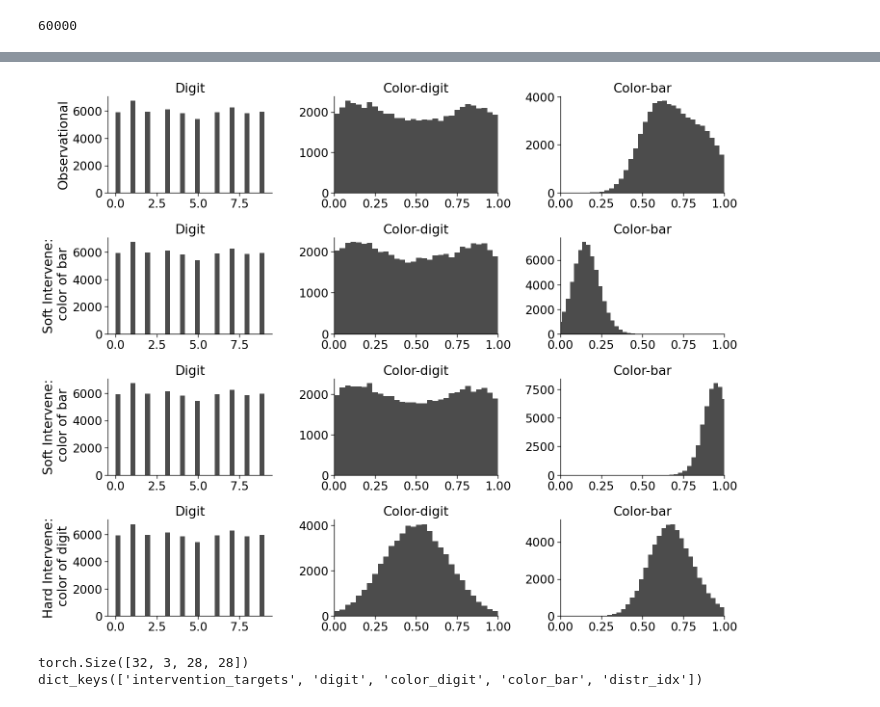
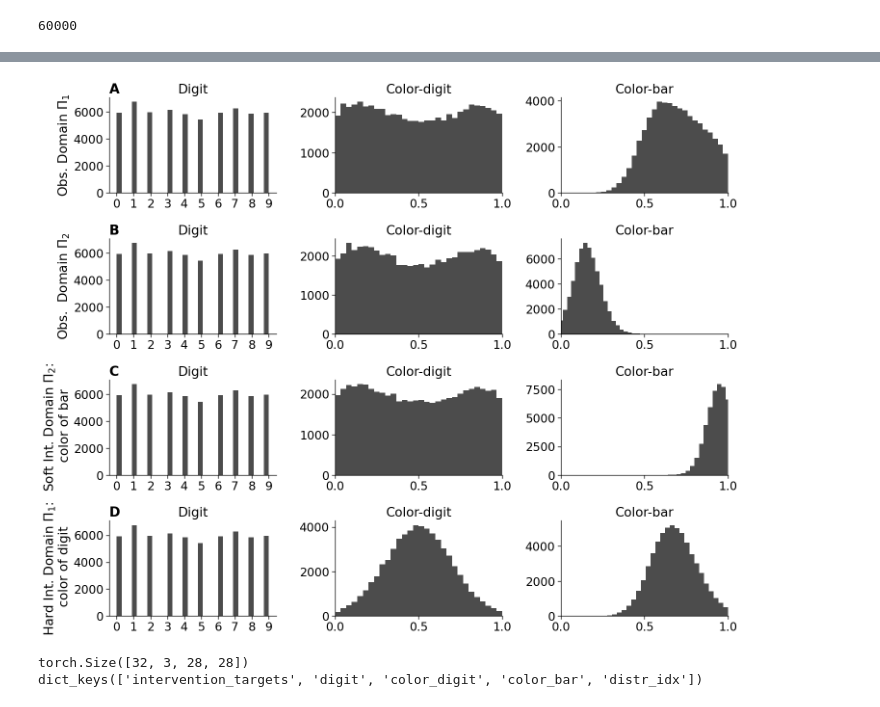
Before and after one commit to tree1111/CDRL, a Jupyter notebook: notebooks/dataset generate v2.ipynb, the cells around one changed output, grey strips where cells are left out. Drawn from its saved outputs; the diff is of its cells as text; code cells hidden in the pictures.

```diff
--- a/notebooks/dataset generate v2.ipynb
+++ b/notebooks/dataset generate v2.ipynb
@@ -69,37 +107,58 @@ sns.histplot(labels)
 # %%
 sns.set_context("paper", font_scale=2.0)
 
 # Plotting the distributions
 fig, axes = plt.subplots(4, 3, figsize=(15, 12), sharex=False, sharey=False)
+row_labels = ["A", "B", "C", "D"]
 for idx in range(4):
     causal_labels = bar_digit_scm(intervention_idx=idx, labels=labels)
     if idx == 0:
-        setting = "Observational"
+        setting = "Obs. Domain $\Pi_1$"
     elif idx == 1:
-        setting = "Soft Intervene:\n color of bar"
+        setting = "Obs.  Domain $\Pi_2$"
     elif idx == 2:
-        setting = "Soft Intervene:\n color of bar"
+        setting = "Soft Int. Domain $\Pi_2$:\n color of bar"
     elif idx == 3:
-        setting = "Hard Intervene:\n color of digit"
+        setting = "Hard Int. Domain $\Pi_1$:\n color of digit"
+    # axes[idx, 0].set_ylabel(f"{setting}")
     axes[idx, 0].set_ylabel(f"{setting}")
 
     digit = causal_labels["digit"]
     color_digit = causal_labels["color_digit"]
     color_bar = causal_labels["color_bar"]
 
     axes[idx, 0].hist(digit, bins=30, color="black", alpha=0.7)
     axes[idx, 0].set_title(f"Digit")
+    axes[idx, 0].set_xticks(range(10))
     axes[idx, 1].hist(color_digit, bins=30, color="black", alpha=0.7)
     axes[idx, 1].set_title(f"Color-digit")
     axes[idx, 1].set_xlim([0, 1])
+    axes[idx, 1].set_xticks([0, 0.5, 1])
     axes[idx, 2].hist(color_bar, bins=30, color="black", alpha=0.7)
     axes[idx, 2].set_title(f"Color-bar")
     axes[idx, 2].set_xlim([0, 1])
+    axes[idx, 2].set_xticks([0, 0.5, 1])
+
+    # axes[idx, 0].text(
+    #     1.0,
+    #     20.0,
+    #     row_labels[idx],
+    #     # transform=axes[idx, 2].transAxes,
+    #     fontsize=20,
+    #     fontweight="bold",
+    #     # va="top",
+    #     # ha="right",
+    # )
+    # Set the letter as the title of the [idx, 0] figure and position it to the top-right
+    axes[idx, 0].set_title(row_labels[idx], loc="left", fontsize=20, fontweight="bold")
 
 plt.tight_layout()
+fig.savefig(
+    "/Users/adam2392/Downloads/mnist-colorbar-distributions.pdf", bbox_inches="tight"
+)
 plt.show()
 # %% [output]
-[figure, old version]
+[figure, new version]
 # %%
 img_dataset = []
 labels_dataset = None
```
Also changed, not shown: parts of 4 cells of this notebook, 3 other files.
